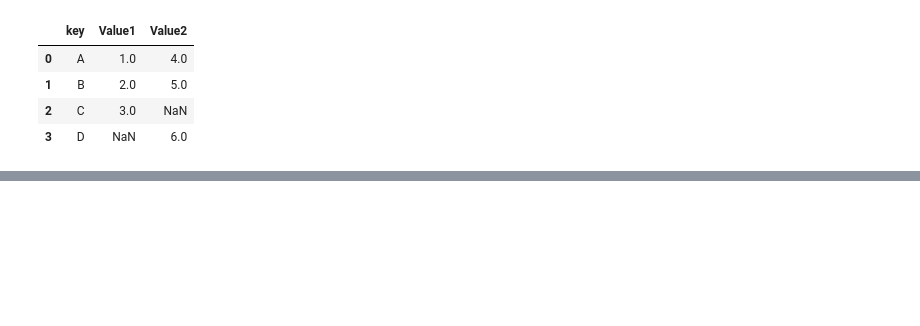
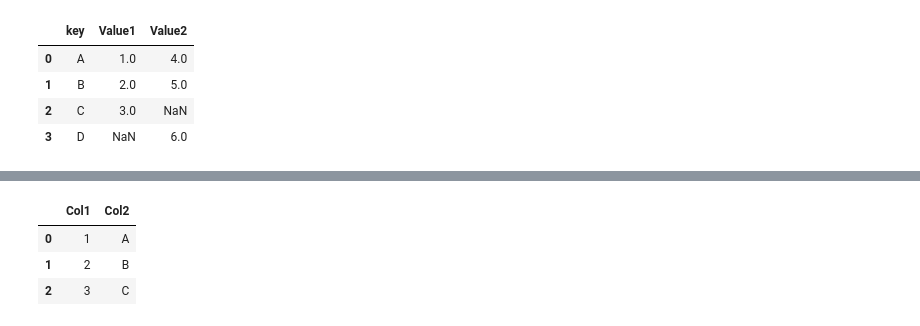
Before and after one commit to sangramshitole07/PythonCourse, a Jupyter notebook: DataManipulationModule4.ipynb, the cells around one changed output, grey strips where cells are left out. Cells and saved outputs as stored; diff of their text form; code cells hidden in the pictures; blank space fills up the shorter version.

```diff
--- a/DataManipulationModule4.ipynb
+++ b/DataManipulationModule4.ipynb
@@ -182,0 +319,16 @@ pd.merge(df1,df2,on='key',how='outer')
+# %%
+# To fix the FileNotFoundError, you would need to either upload 'data.xlsx' or create a dummy one.
+# Let's create a dummy Excel file for demonstration purposes:
+import pandas as pd
+dummy_data = {'Col1': [1, 2, 3], 'Col2': ['A', 'B', 'C']}
+df_excel_dummy = pd.DataFrame(dummy_data)
+df_excel_dummy.to_excel('data.xlsx', index=False)
+
+# Now, the original cell's code should work:
+df_excel=pd.read_excel('data.xlsx')
+display(df_excel.head())
+# %% [output]
+|  | Col1 | Col2 |
+| 0 | 1 | A |
+| 1 | 2 | B |
+| 2 | 3 | C |
```
Also changed, not shown: parts of 48 cells of this notebook.
